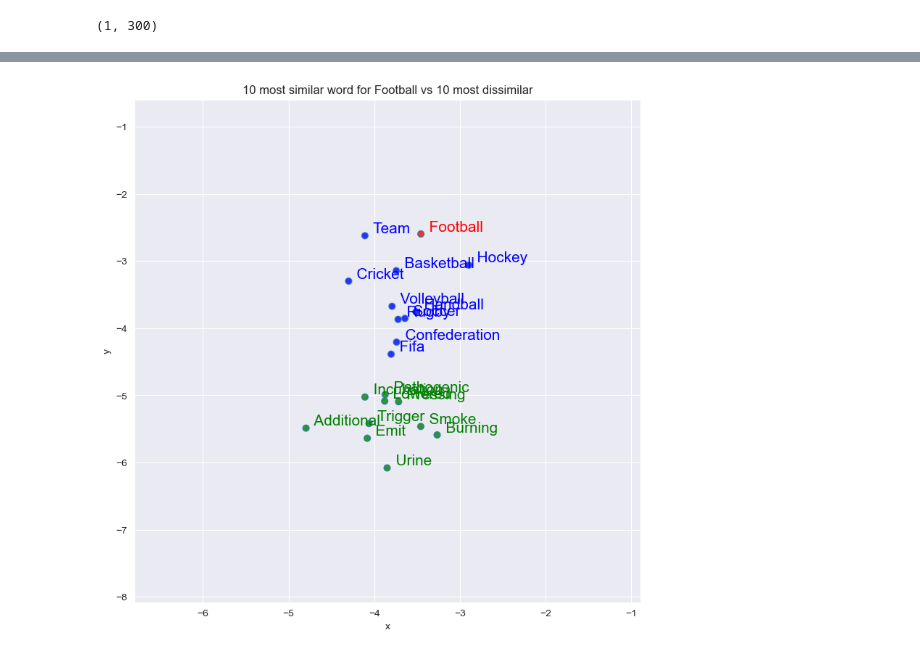
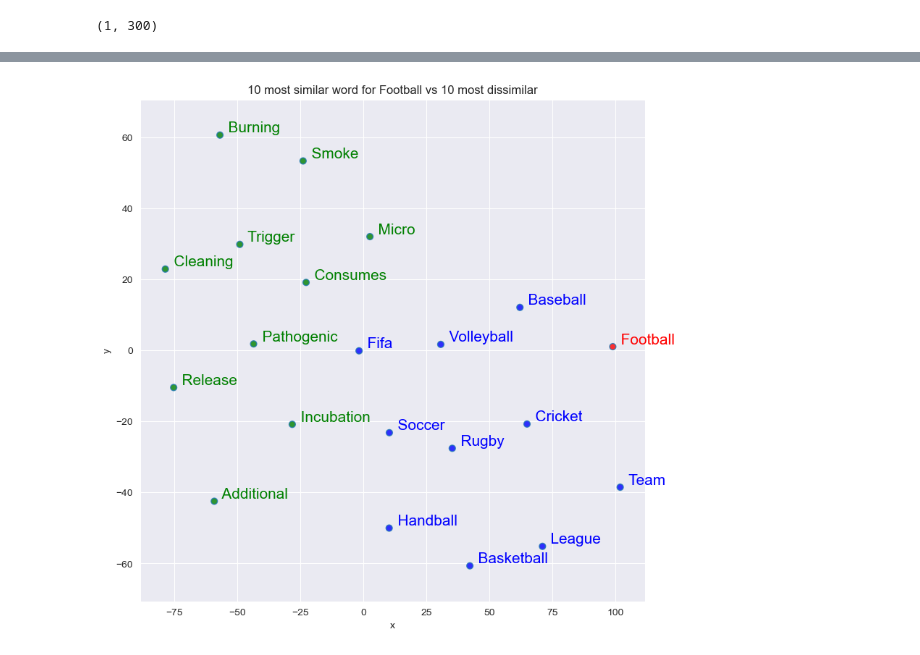
Before and after one commit to Ashheidari/wordrix, a Jupyter notebook: server/model-notebook.ipynb, the cells around one changed output, grey strips where cells are left out. Cells and saved outputs as stored; diff of their text form; code cells hidden in the pictures.

```diff
--- a/server/model-notebook.ipynb
+++ b/server/model-notebook.ipynb
@@ -248,4 +244,4 @@ plot_words(model,"ticket",[i[0] for i in model.wv.most_similar(negative=["ticket
 # %%
-plot_words_100(model,"football",[i[0] for i in model.wv.most_similar(negative=["football"])])
+plot_words(model,"football",[i[0] for i in model.wv.most_similar(negative=["football"])])
 # %% [output]
-[figure, old version]
+[figure, new version]
```
Also changed, not shown: parts of 19 cells of this notebook, 5 other files.
